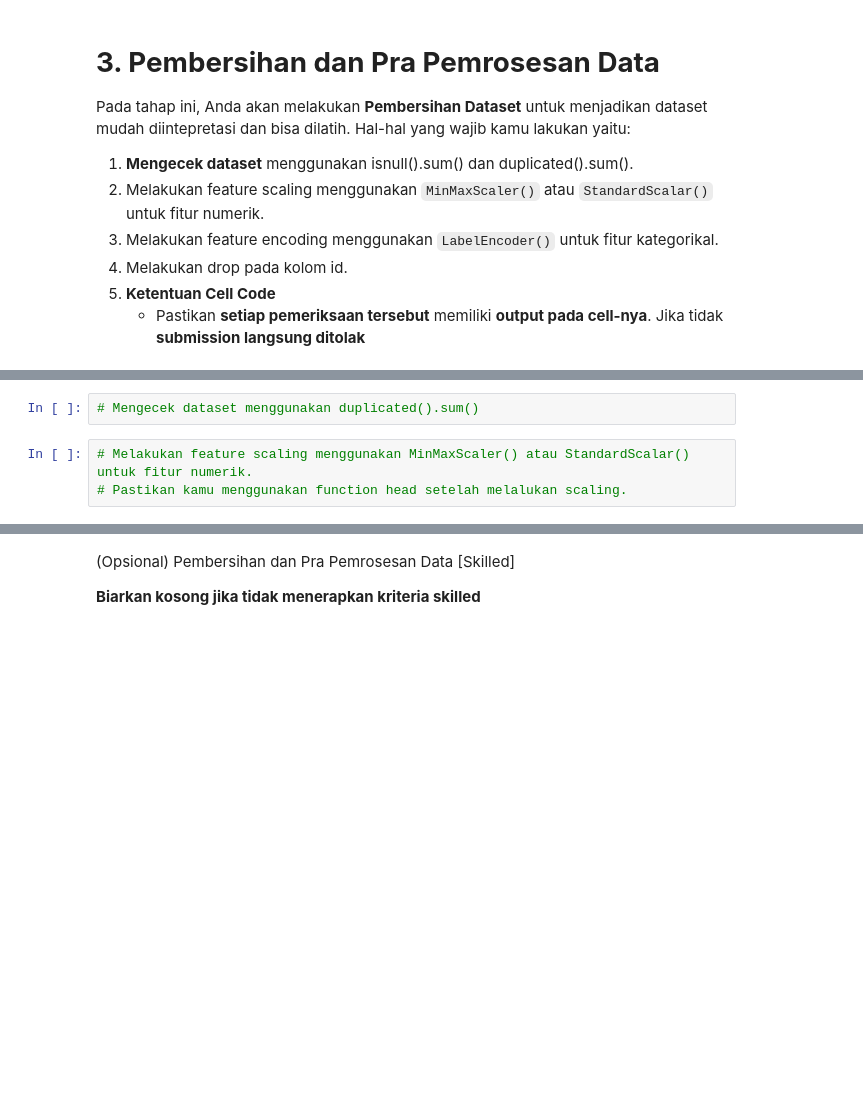
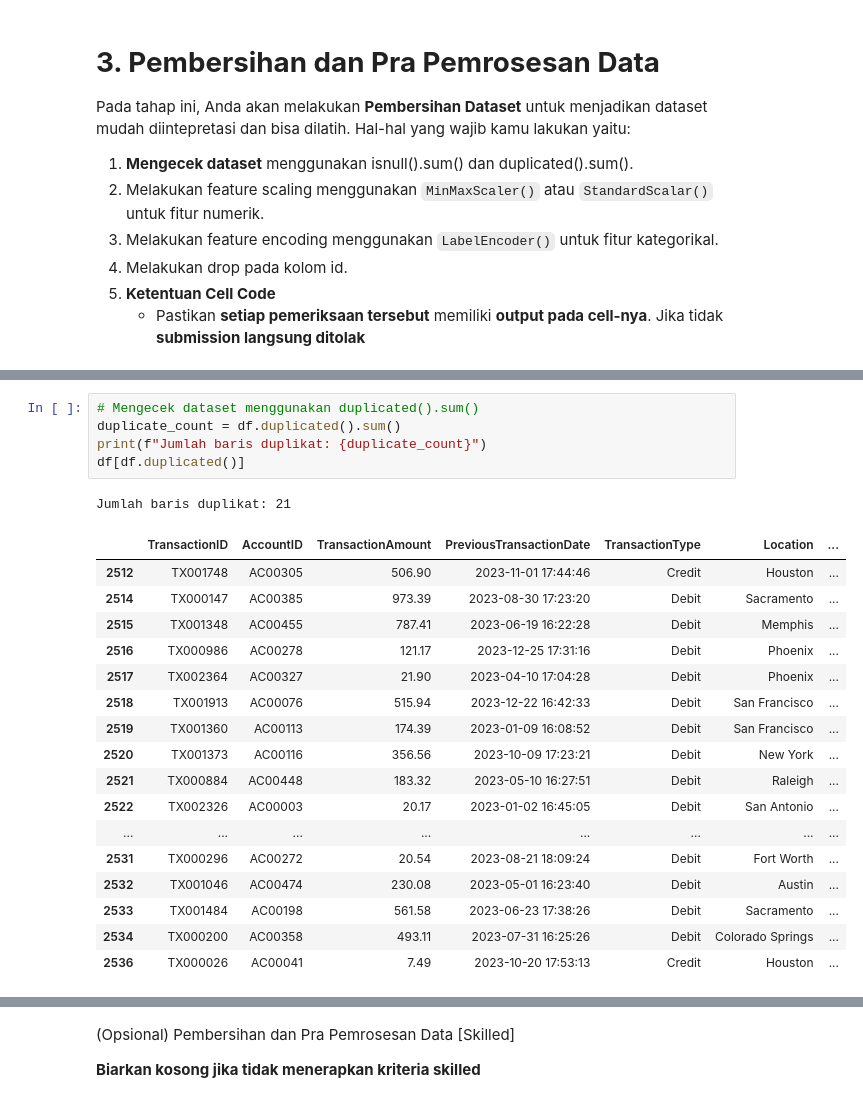
Before and after one commit to m8tyx/Proyek-ML, a Jupyter notebook: [Clustering]_Submission_Akhir_BMLP_Your_Name.ipynb, the cells around one changed output, grey strips where cells are left out. Cells and saved outputs as stored; diff of their text form; blank space fills up the shorter version.

```diff
--- a/[Clustering]_Submission_Akhir_BMLP_Your_Name.ipynb
+++ b/[Clustering]_Submission_Akhir_BMLP_Your_Name.ipynb
@@ -271,7 +294,26 @@ Pada tahap ini, Anda akan melakukan **Pembersihan Dataset** untuk menjadikan dat
 # %%
 # Mengecek dataset menggunakan duplicated().sum()
+duplicate_count = df.duplicated().sum()
+print(f"Jumlah baris duplikat: {duplicate_count}")
+df[df.duplicated()]
+# %% [output]
+Jumlah baris duplikat: 21
+|  | TransactionID | AccountID | TransactionAmount | PreviousTransactionDate | TransactionType | Location | ... |
+| 2512 | TX001748 | AC00305 | 506.90 | 2023-11-01 17:44:46 | Credit | Houston | ... |
+| 2514 | TX000147 | AC00385 | 973.39 | 2023-08-30 17:23:20 | Debit | Sacramento | ... |
+| 2515 | TX001348 | AC00455 | 787.41 | 2023-06-19 16:22:28 | Debit | Memphis | ... |
+| 2516 | TX000986 | AC00278 | 121.17 | 2023-12-25 17:31:16 | Debit | Phoenix | ... |
+| 2517 | TX002364 | AC00327 | 21.90 | 2023-04-10 17:04:28 | Debit | Phoenix | ... |
+| 2518 | TX001913 | AC00076 | 515.94 | 2023-12-22 16:42:33 | Debit | San Francisco | ... |
+| 2519 | TX001360 | AC00113 | 174.39 | 2023-01-09 16:08:52 | Debit | San Francisco | ... |
+| 2520 | TX001373 | AC00116 | 356.56 | 2023-10-09 17:23:21 | Debit | New York | ... |
+| 2521 | TX000884 | AC00448 | 183.32 | 2023-05-10 16:27:51 | Debit | Raleigh | ... |
+| 2522 | TX002326 | AC00003 | 20.17 | 2023-01-02 16:45:05 | Debit | San Antonio | ... |
+| ... | ... | ... | ... | ... | ... | ... | ... |
+| 2531 | TX000296 | AC00272 | 20.54 | 2023-08-21 18:09:24 | Debit | Fort Worth | ... |
+| 2532 | TX001046 | AC00474 | 230.08 | 2023-05-01 16:23:40 | Debit | Austin | ... |
+| 2533 | TX001484 | AC00198 | 561.58 | 2023-06-23 17:38:26 | Debit | Sacramento | ... |
+| 2534 | TX000200 | AC00358 | 493.11 | 2023-07-31 16:25:26 | Debit | Colorado Springs | ... |
+| 2536 | TX000026 | AC00041 | 7.49 | 2023-10-20 17:53:13 | Credit | Houston | ... |
-# %%
-# Melakukan feature scaling menggunakan MinMaxScaler() atau StandardScalar() untuk fitur numerik.
-# Pastikan kamu menggunakan function head setelah melalukan scaling.
 # %%
 # Melakukan drop pada kolom yang memiliki keterangan id dan IP Address
```
Also changed, not shown: parts of 18 cells of this notebook.
